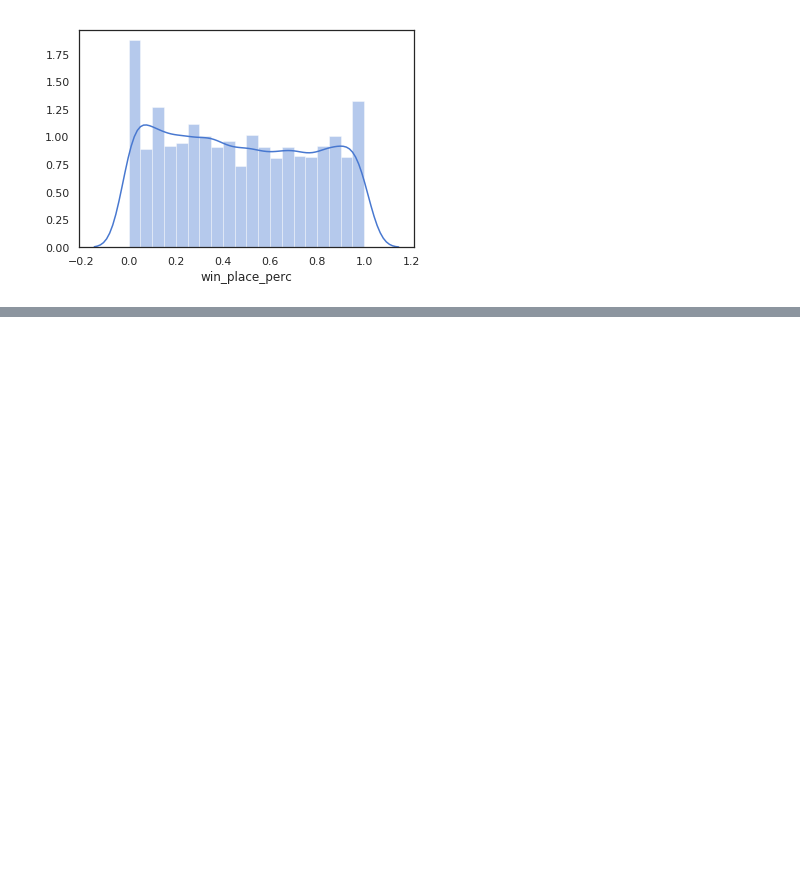
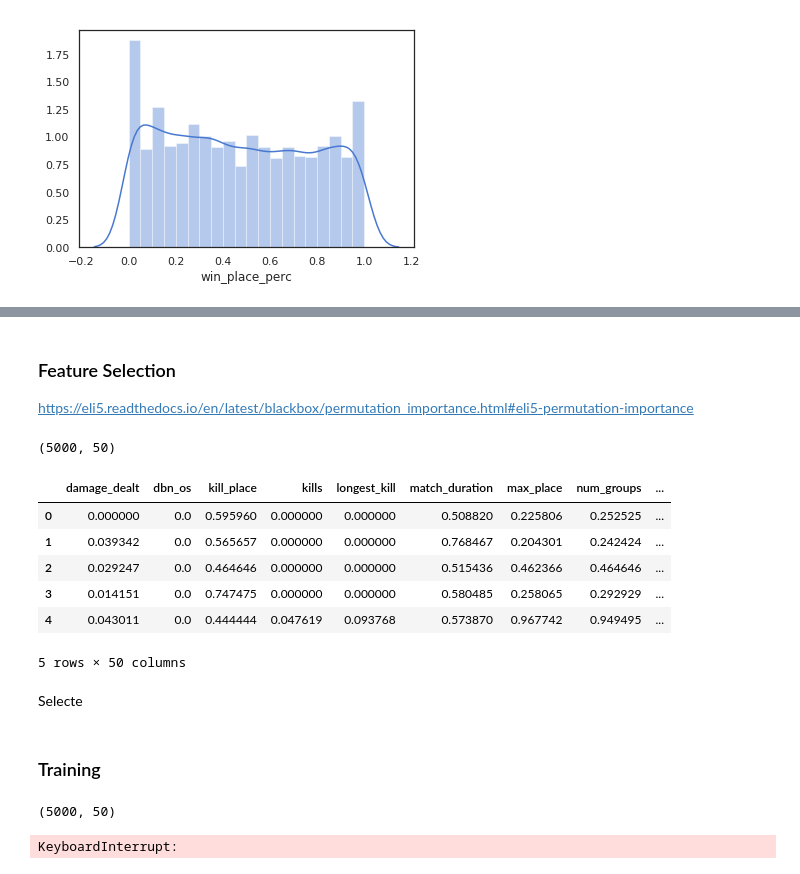
Before and after one commit to arch1baald/pubg-kaggle, a Jupyter notebook: KernelsFeaturesWithLightGBM.ipynb, the cells around one changed output, grey strips where cells are left out. Drawn from its saved outputs; the diff is of its cells as text; code cells hidden in the pictures; blank space fills up the shorter version.

```diff
--- a/KernelsFeaturesWithLightGBM.ipynb
+++ b/KernelsFeaturesWithLightGBM.ipynb
@@ -173,0 +247,27 @@ plt.show()
+# %% [markdown]
+### Feature Selection
+
+https://eli5.readthedocs.io/en/latest/blackbox/permutation_importance.html#eli5-permutation-importance
+# %%
+from sklearn.feature_selection import SelectFromModel
+
+sel = SelectFromModel(perm, threshold=0.0001, prefit=True)
+x_trans = sel.transform(x_train)
+# %%
+x_trans.shape
+# %% [output]
+(5000, 50)
+# %%
+x_train.loc[:, sel.get_support()].head()
+# %% [output]
+|  | damage_dealt | dbn_os | kill_place | kills | longest_kill | match_duration | max_place | num_groups | ... |
+| 0 | 0.000000 | 0.0 | 0.595960 | 0.000000 | 0.000000 | 0.508820 | 0.225806 | 0.252525 | ... |
+| 1 | 0.039342 | 0.0 | 0.565657 | 0.000000 | 0.000000 | 0.768467 | 0.204301 | 0.242424 | ... |
+| 2 | 0.029247 | 0.0 | 0.464646 | 0.000000 | 0.000000 | 0.515436 | 0.462366 | 0.464646 | ... |
+| 3 | 0.014151 | 0.0 | 0.747475 | 0.000000 | 0.000000 | 0.580485 | 0.258065 | 0.292929 | ... |
+| 4 | 0.043011 | 0.0 | 0.444444 | 0.047619 | 0.093768 | 0.573870 | 0.967742 | 0.949495 | ... |
+5 rows × 50 columns
+# %% [markdown]
+Selecte
+# %% [markdown]
+### Training
@@ -173,0 +276,35 @@ plt.show()
+# %%
+x_train_sel.shape
+# %% [output]
+(5000, 50)
+# %%
+import eli5
+from eli5.sklearn import PermutationImportance
+from sklearn.feature_selection import SelectFromModel
+
+# perm = PermutationImportance(model, random_state=42).fit(x_valid, y_valid)
+# sel = SelectFromModel(perm, threshold=0.0001, prefit=True)
+# x_trans = sel.transform(x_train)
+
+kfold = KFold(n_splits = 2)
+kfold.get_n_splits(df)
+log2 = []
+for train_index, valid_index in kfold.split(df):
+    step = dict()
+    x_train_sel = sel.transform(x_train)
+    x_valid_sel = sel.transform(x_valid)
+
+#     model = Ridge(alpha=1)
+    model_sel = RandomForestRegressor(
+        n_jobs=-1,
+        n_estimators=100,
+        criterion='mae',
+#         max_depth=5,
+    )
+    model_sel.fit(x_train_sel, x_valid_sel)
+    step['train_score'] = mean_absolute_error(y_train, model_sel.predict(x_train_sel))
+    step['valid_score'] = mean_absolute_error(y_valid, model_sel.predict(x_valid_sel))
+    print(step)
+    log2.append(step)
+# %% [output]
+KeyboardInterrupt:
```
Also changed, not shown: parts of 15 cells of this notebook.
